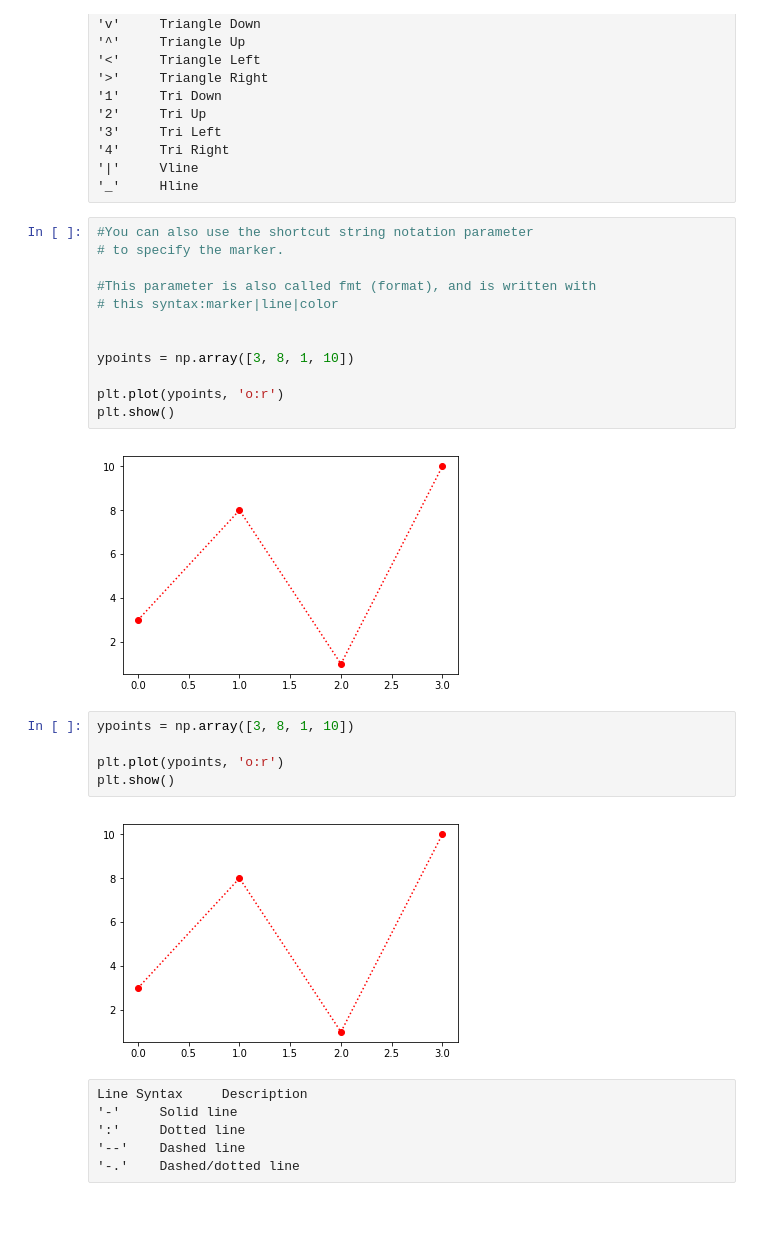
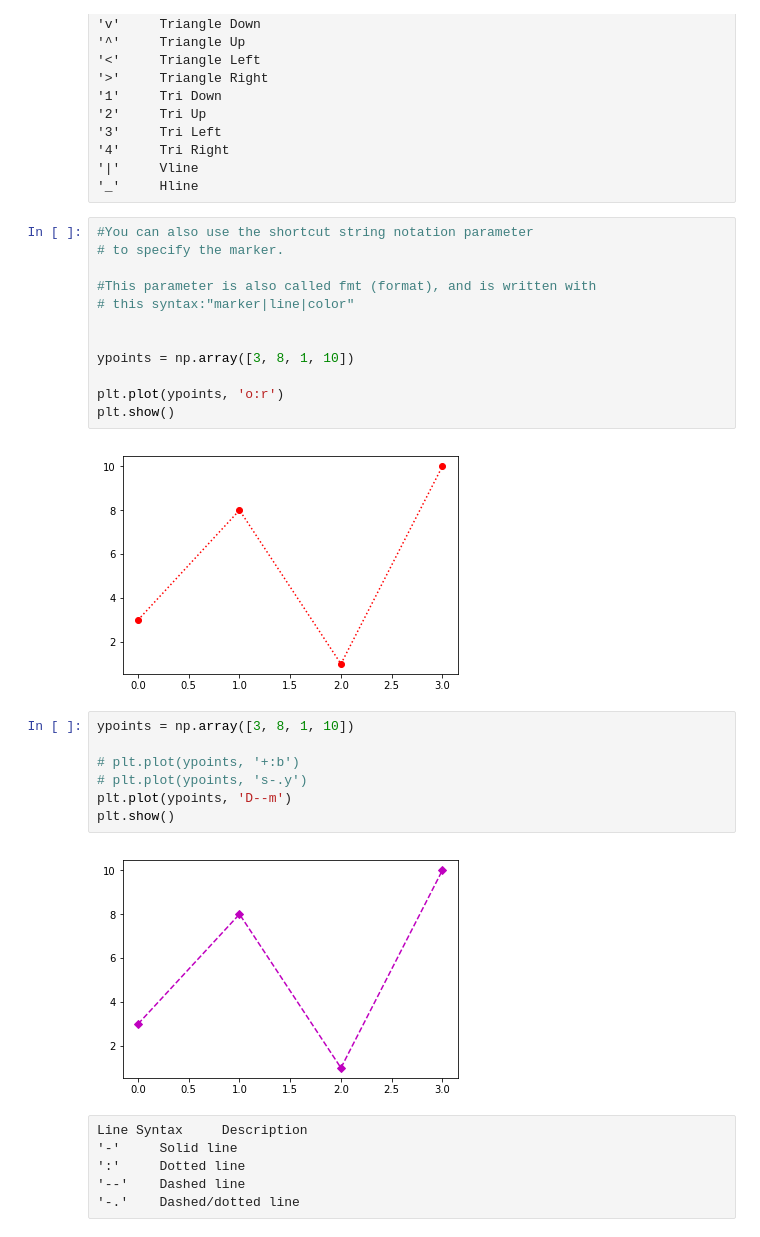
Before and after one commit to Sagarlatake/Matplotlib-Overview, a Jupyter notebook: Matplotlib.ipynb, the cells around one changed output. Drawn from its saved outputs; the diff is of its cells as text.

```diff
--- a/Matplotlib.ipynb
+++ b/Matplotlib.ipynb
@@ -151,7 +162,7 @@ Marker 	Description
 # to specify the marker.
 
 #This parameter is also called fmt (format), and is written with
-# this syntax:marker|line|color
+# this syntax:"marker|line|color"
 
 
 ypoints = np.array([3, 8, 1, 10])
@@ -163,10 +174,12 @@ plt.show()
 # %%
 ypoints = np.array([3, 8, 1, 10])
 
-plt.plot(ypoints, 'o:r')
+# plt.plot(ypoints, '+:b')
+# plt.plot(ypoints, 's-.y')
+plt.plot(ypoints, 'D--m')
 plt.show()
 # %% [output]
-[figure, old version]
+[figure, new version]
 # %% [raw]
 Line Syntax 	Description
 '-' 	Solid line
```
Also changed, not shown: parts of 15 cells of this notebook.
